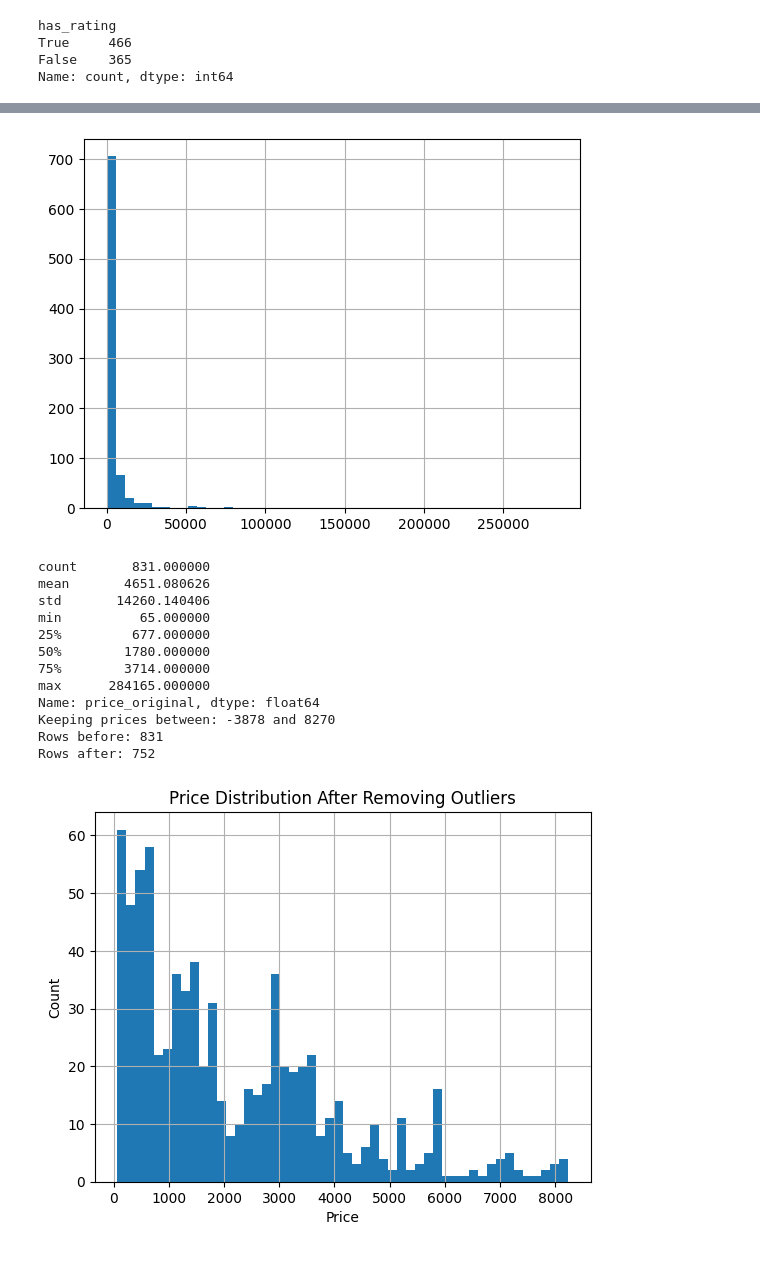
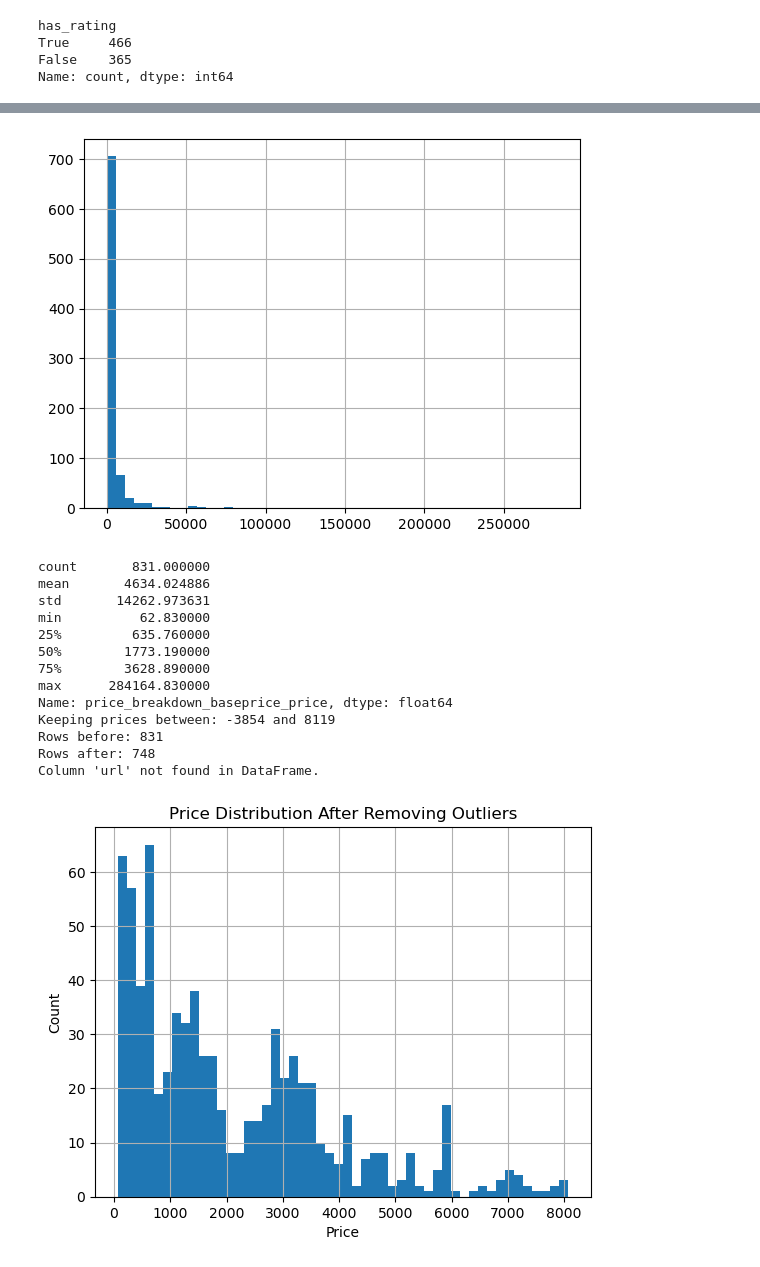
Before and after one commit to Mennaa-Ayman/Airbnb-Data-Analytics, a Jupyter notebook: Models/Regression.ipynb, the cells around one changed output, grey strips where cells are left out. Cells and saved outputs as stored; diff of their text form; code cells hidden in the pictures.

```diff
--- a/Models/Regression.ipynb
+++ b/Models/Regression.ipynb
@@ -61,9 +57,6 @@ has_rating
 True     466
 False    365
 Name: count, dtype: int64
-# %%
-import pandas as pd
-df = pd.read_csv("../Data/clean/airbnb_cleaned.csv")
 # %%
 import pandas as pd
 import numpy as np
@@ -75,10 +68,9 @@ import matplotlib.pyplot as plt
 
 # ──  Drop Useless Columns ──────────────────────────────────────────
 df.drop(columns=[
-    'title', 'price_total', 'discount_amount',
-    'has_rating'
+    'title', 'has_rating', 'rating_value', 'rating_cleanliness', 'rating_value',
+    'rating_location', 'rating_accuracy', 'price_price', 'nightly_price'
 ], inplace=True)
-
 
 
 # ──  Helper: Evaluate Any Model ───────────────────────────────────
@@ -102,30 +117,32 @@ def evaluate(name, Y_test, Y_pred):
 # %%
 import matplotlib.pyplot as plt
+print(df['price_breakdown_baseprice_price'].describe())
+df['price_breakdown_baseprice_price'].hist(bins=50)
+plt.show()
 
-print(df['price_original'].describe())
-df['price_original'].hist(bins=50)
-plt.show()
 # Check the actual numbers first
-print(df['price_original'].describe())
+print(df['price_breakdown_baseprice_price'].describe())
 
 # Remove outliers using IQR method
-Q1 = df['price_original'].quantile(0.25)
-Q3 = df['price_original'].quantile(0.75)
+Q1 = df['price_breakdown_baseprice_price'].quantile(0.25)
+Q3 = df['price_breakdown_baseprice_price'].quantile(0.75)
 IQR = Q3 - Q1
-
 lower = Q1 - 1.5 * IQR
 upper = Q3 + 1.5 * IQR
 
 print(f"Keeping prices between: {lower:.0f} and {upper:.0f}")
 print(f"Rows before: {len(df)}")
-
-df_clean = df[(df['price_original'] >= lower) &
-              (df['price_original'] <= upper)]
-
+df_clean = df[(df['price_breakdown_baseprice_price'] >= lower) &
+              (df['price_breakdown_baseprice_price'] <= upper)]
 print(f"Rows after: {len(df_clean)}")
-
+# Output the URL of the row with min price_breakdown_baseprice_price
+if 'id' in df_clean.columns:
+    min_row = df_clean.loc[df_clean['price_breakdown_baseprice_price'].idxmin()]
+    print(f"URL of row with min price_breakdown_baseprice_price: {min_row['id']}")
+else:
+    print("Column 'url' not found in DataFrame.")
 # Check new distribution
-df_clean['price_original'].hist(bins=50)
+df_clean['price_breakdown_baseprice_price'].hist(bins=50)
 plt.title('Price Distribution After Removing Outliers')
 plt.xlabel('Price')
 plt.ylabel('Count')
@@ -143,16 +160,17 @@ Name: price_original, dtype: float64
 [figure]
 count       831.000000
-mean       4651.080626
-std       14260.140406
-min          65.000000
-25%         677.000000
-50%        1780.000000
-75%        3714.000000
-max      284165.000000
-Name: price_original, dtype: float64
-Keeping prices between: -3878 and 8270
+mean       4634.024886
+std       14262.973631
+min          62.830000
+25%         635.760000
+50%        1773.190000
+75%        3628.890000
+max      284164.830000
+Name: price_breakdown_baseprice_price, dtype: float64
+Keeping prices between: -3854 and 8119
 Rows before: 831
-Rows after: 752
+Rows after: 748
+Column 'url' not found in DataFrame.
-[figure, old version]
+[figure, new version]
 # %%
 # ──  Define X and Y ────────────────────────────────────────────────
```
Also changed, not shown: parts of 9 cells of this notebook.
